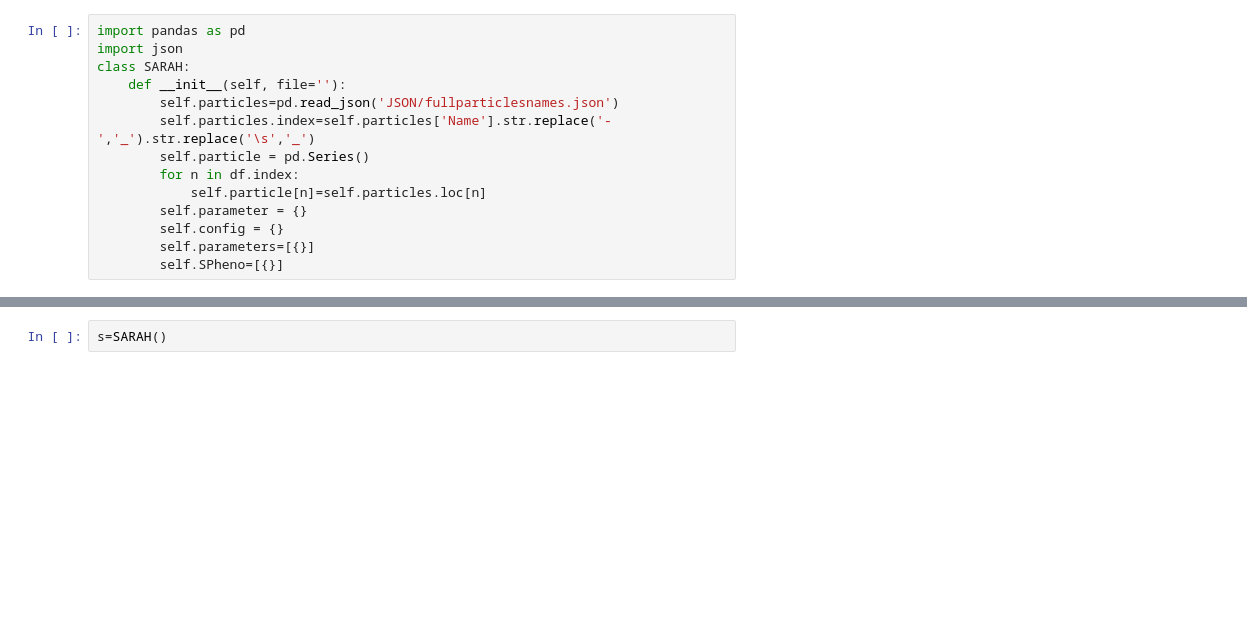
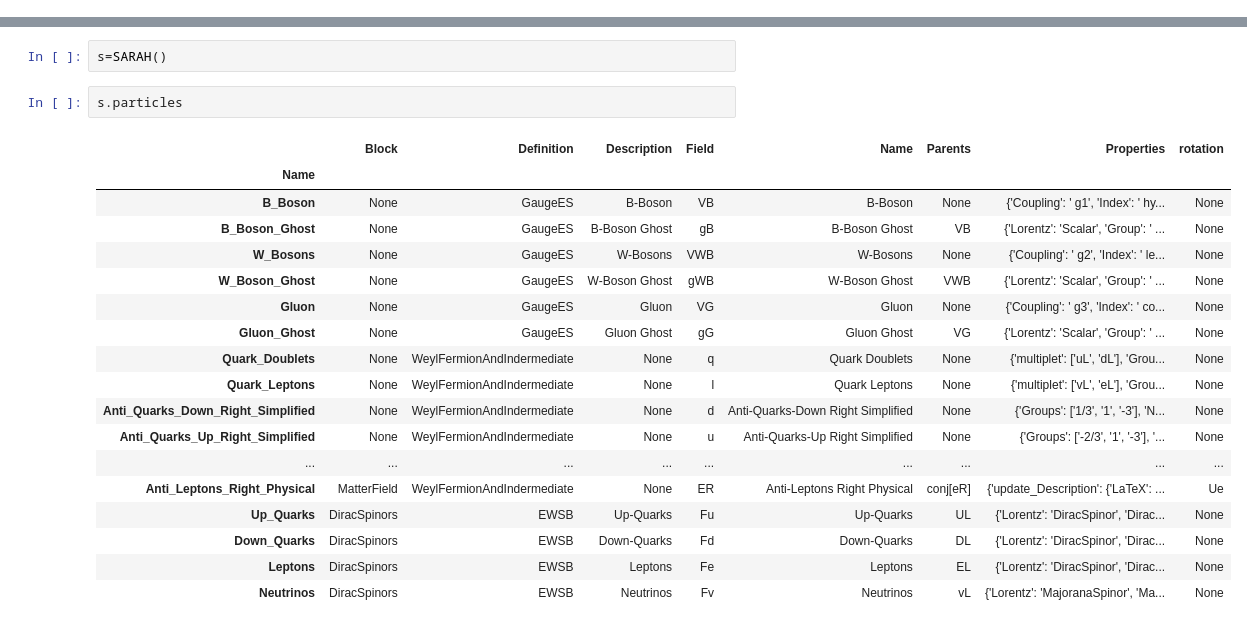
Before and after one commit to restrepo/BSM-Submodules, a Jupyter notebook: SARAH.ipynb, the cells around one changed output, grey strips where cells are left out. Drawn from its saved outputs; the diff is of its cells as text; blank space fills up the shorter version.

```diff
--- a/SARAH.ipynb
+++ b/SARAH.ipynb
@@ -76,14 +73,0 @@ to_SPheno(SP,'sp.m',dictentries=['DefaultInputValues'])
-# %%
-import pandas as pd
-import json
-class SARAH:
-    def __init__(self, file=''):
-        self.particles=pd.read_json('JSON/fullparticlesnames.json')
-        self.particles.index=self.particles['Name'].str.replace('-','_').str.replace('\s','_')
-        self.particle = pd.Series()
-        for n in df.index:
-            self.particle[n]=self.particles.loc[n]
-        self.parameter = {}
-        self.config = {}
-        self.parameters=[{}]
-        self.SPheno=[{}]
@@ -90,2 +145,23 @@ class SARAH:
 # %%
 s=SARAH()
+# %%
+s.particles
+# %% [output]
+|  | Block | Definition | Description | Field | Name | Parents | Properties | rotation |
+| Name |  |  |  |  |  |  |  |  |
+| B_Boson | None | GaugeES | B-Boson | VB | B-Boson | None | {'Coupling': ' g1', 'Index': ' hy... | None |
+| B_Boson_Ghost | None | GaugeES | B-Boson Ghost | gB | B-Boson Ghost | VB | {'Lorentz': 'Scalar', 'Group': ' ... | None |
+| W_Bosons | None | GaugeES | W-Bosons | VWB | W-Bosons | None | {'Coupling': ' g2', 'Index': ' le... | None |
+| W_Boson_Ghost | None | GaugeES | W-Boson Ghost | gWB | W-Boson Ghost | VWB | {'Lorentz': 'Scalar', 'Group': ' ... | None |
+| Gluon | None | GaugeES | Gluon | VG | Gluon | None | {'Coupling': ' g3', 'Index': ' co... | None |
+| Gluon_Ghost | None | GaugeES | Gluon Ghost | gG | Gluon Ghost | VG | {'Lorentz': 'Scalar', 'Group': ' ... | None |
+| Quark_Doublets | None | WeylFermionAndIndermediate | None | q | Quark Doublets | None | {'multiplet': ['uL', 'dL'], 'Grou... | None |
+| Quark_Leptons | None | WeylFermionAndIndermediate | None | l | Quark Leptons | None | {'multiplet': ['vL', 'eL'], 'Grou... | None |
+| Anti_Quarks_Down_Right_Simplified | None | WeylFermionAndIndermediate | None | d | Anti-Quarks-Down Right Simplified | None | {'Groups': ['1/3', '1', '-3'], 'N... | None |
+| Anti_Quarks_Up_Right_Simplified | None | WeylFermionAndIndermediate | None | u | Anti-Quarks-Up Right Simplified | None | {'Groups': ['-2/3', '1', '-3'], '... | None |
+| ... | ... | ... | ... | ... | ... | ... | ... | ... |
+| Anti_Leptons_Right_Physical | MatterField | WeylFermionAndIndermediate | None | ER | Anti-Leptons Right Physical | conj[eR] | {'update_Description': {'LaTeX': ... | Ue |
+| Up_Quarks | DiracSpinors | EWSB | Up-Quarks | Fu | Up-Quarks | UL | {'Lorentz': 'DiracSpinor', 'Dirac... | None |
+| Down_Quarks | DiracSpinors | EWSB | Down-Quarks | Fd | Down-Quarks | DL | {'Lorentz': 'DiracSpinor', 'Dirac... | None |
+| Leptons | DiracSpinors | EWSB | Leptons | Fe | Leptons | EL | {'Lorentz': 'DiracSpinor', 'Dirac... | None |
+| Neutrinos | DiracSpinors | EWSB | Neutrinos | Fv | Neutrinos | vL | {'Lorentz': 'MajoranaSpinor', 'Ma... | None |
```
Also changed, not shown: parts of 7 cells of this notebook, 1 other file.
